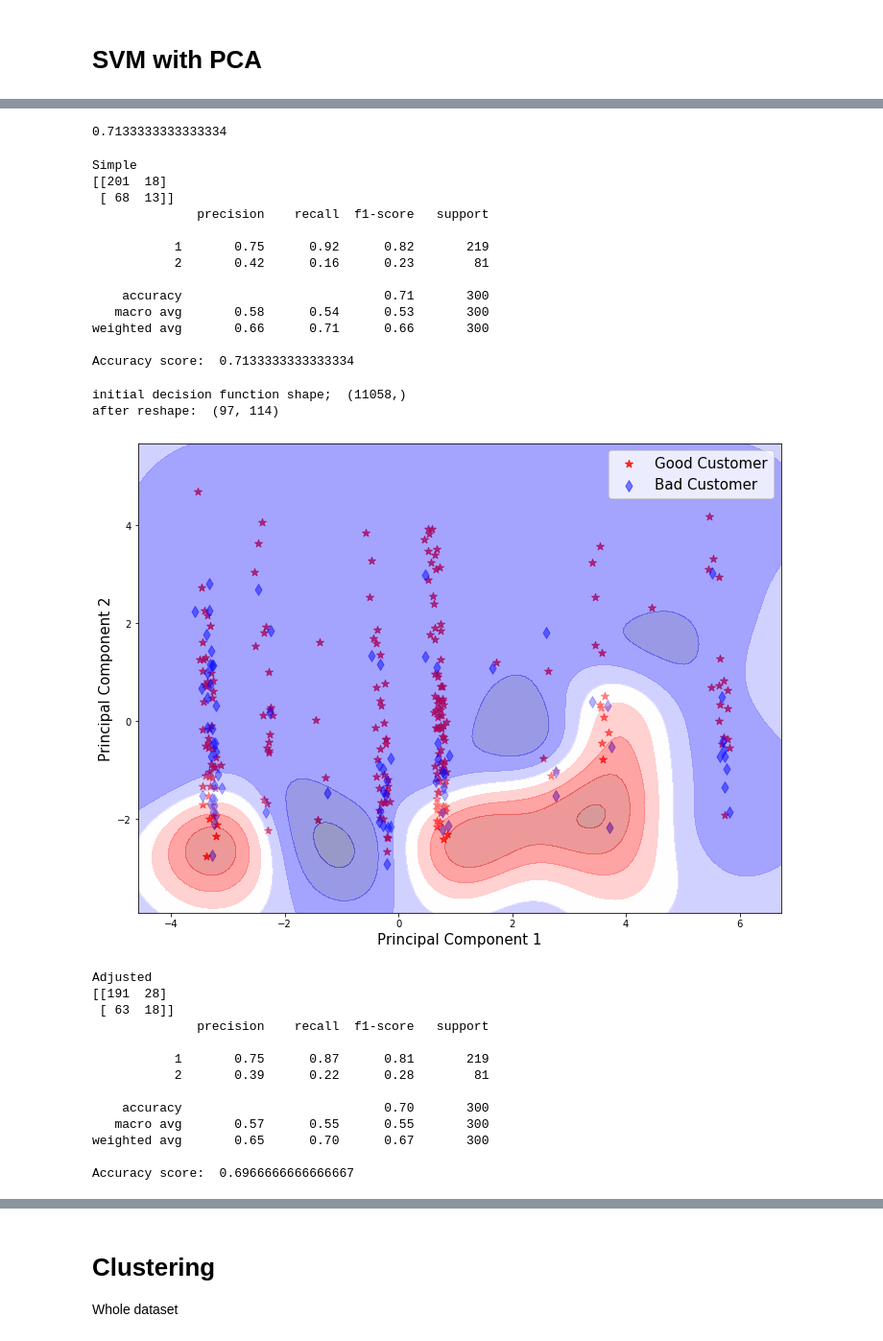
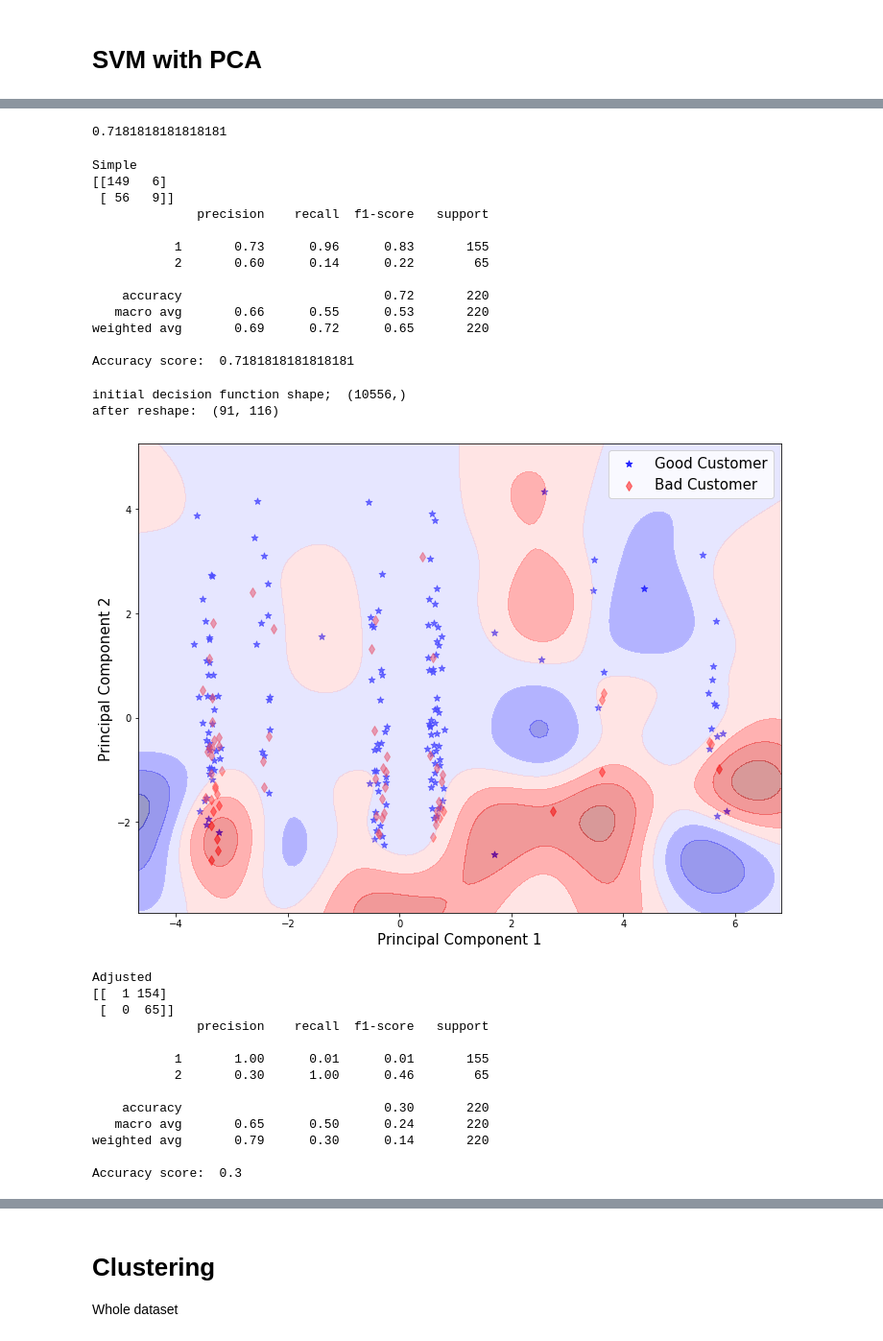
Before and after one commit to kevinhartyanyi/introduction-to-data-science, a Jupyter notebook: assignment/Assignment.ipynb, the cells around one changed output, grey strips where cells are left out. Shown at 96% size. Saved outputs shown, nothing was run; the diff lists cells and outputs as text; code cells hidden in the pictures.

```diff
--- a/assignment/Assignment.ipynb
+++ b/assignment/Assignment.ipynb
@@ -150,6 +145,6 @@ from sklearn.model_selection import train_test_split
 # %%
 X = df_encoded.drop('Y',axis=1)
 y = df_encoded['Y']
-X_train, X_test, y_train, y_test = train_test_split(X, y, test_size=0.3)
+X_train, X_test, y_train, y_test = train_test_split(X, y, test_size=0.22, random_state=0)
 # %%
 from sklearn.svm import SVC
@@ -224,10 +219,10 @@ def conf_matrix(m):
 param_grid = {'C': [0.001,0.01, 0.1, 0.5, 1, 10, 100], 'gamma': ['auto', 'scale']}
 # %%
 from sklearn.metrics import recall_score, make_scorer
-custom_scorer = make_scorer(recall_score, greater_is_better=True,  pos_label=2, average = 'binary')
-n_model = SVC(probability=True)
-random_search = GridSearchCV(n_model, param_grid, n_jobs=-1, verbose = 1, scoring=custom_scorer)
-random_search.fit(X_train, y_train)
+custom_scorer = make_scorer(recall_score,  pos_label=2)
+n_model = SVC(probability=True, random_state=0)
+grid_search = GridSearchCV(n_model, param_grid, n_jobs=-1, verbose = 1, scoring=custom_scorer)
+grid_search.fit(X_train, y_train)
 # %% [output]
 Fitting 5 folds for each of 14 candidates, totalling 70 fits
 [Parallel(n_jobs=-1)]: Using backend LokyBackend with 6 concurrent workers.
@@ -366,25 +356,25 @@ GridSearchCV(estimator=SVC(probability=True), n_jobs=-1,
 # %%
 grid_search.score(X_test_pca, y_test)
 # %% [output]
-0.7133333333333334
+0.7181818181818181
 # %%
 pred_original = grid_search.predict(X_test_pca)
 print("Simple")
 report(y_test, pred_original)
 # %% [output]
 Simple
-[[201  18]
- [ 68  13]]
+[[149   6]
+ [ 56   9]]
               precision    recall  f1-score   support
 
-           1       0.75      0.92      0.82       219
-           2       0.42      0.16      0.23        81
+           1       0.73      0.96      0.83       155
+           2       0.60      0.14      0.22        65
 
-    accuracy                           0.71       300
-   macro avg       0.58      0.54      0.53       300
-weighted avg       0.66      0.71      0.66       300
+    accuracy                           0.72       220
+   macro avg       0.66      0.55      0.53       220
+weighted avg       0.69      0.72      0.65       220
 
-Accuracy score:  0.7133333333333334
+Accuracy score:  0.7181818181818181
 # %%
 model_pca = grid_search.best_estimator_
 # %%
@@ -393,65 +383,63 @@ def plot_svm_pca(model):
         Z = clf.decision_function(np.c_[xx.ravel(), yy.ravel()])
         print ('initial decision function shape; ', np.shape(Z))
         Z = Z.reshape(xx.shape)
         print ('after reshape: ', np.shape(Z))
         out = ax.contourf(xx, yy, Z, **params)
         return out
 
     def make_meshgrid(x, y, h=.1):
         x_min, x_max = x.min() - 1, x.max() + 1
         y_min, y_max = y.min() - 1, y.max() + 1
         xx, yy = np.meshgrid(np.arange(x_min, x_max, h),
-                             np.arange(y_min, y_max, h))#,
-                             #np.arange(z_min, z_max, h))
+                             np.arange(y_min, y_max, h))
         return xx, yy
 
     X0, X1 = X_test_pca[:, 0], X_test_pca[:, 1]
     xx, yy = make_meshgrid(X0, X1)
 
     fig, ax = plt.subplots(figsize=(12,9))
     fig.patch.set_facecolor('white')
-    cdict1={1:'r',2:'b'}
+    colors={1:'b', 2:'r'}
 
     Y_tar_list = y_test.tolist()
-    yl1= [int(target1) for target1 in Y_tar_list]
-    labels1=yl1
+    yl= [int(target1) for target1 in Y_tar_list]
+    labels=yl
 
-    labl1={1:'Good Customer',2:'Bad Customer'}
-    marker1={1:'*',2:'d'}
-    alpha1={1:.8, 2:0.5}
+    labl={1:'Good Customer',2:'Bad Customer'}
+    marker={1:'*',2:'d'}
+    alpha={1:.8, 2:0.5}
 
-    for l1 in np.unique(labels1):
-        ix1=np.where(labels1==l1)
-        ax.scatter(X0[ix1],X1[ix1], c=cdict1[l1],label=labl1[l1],s=70,marker=marker1[l1],alpha=alpha1[l1])
+    for l in np.unique(labels):
+        ix = np.where(labels==l)
+        ax.scatter(X0[ix],X1[ix], c=colors[l], label=labl[l], s=50,marker=marker[l], alpha=alpha[l])
 
-    plot_contours(ax, model, xx, yy,cmap='seismic', alpha=0.4)
+    plot_contours(ax, model, xx, yy, cmap='seismic', alpha=0.4)
     plt.legend(fontsize=15)
 
     plt.xlabel("Principal Component 1",fontsize=15)
     plt.ylabel("Principal Component 2",fontsize=15)
 
-    #plt.savefig('ClassifyMalignant_Benign2D_Decs_FunctG10.png', dpi=300)
 plot_svm_pca(model_pca)
 # %% [output]
-initial decision function shape;  (11058,)
-after reshape:  (97, 114)
+initial decision function shape;  (10556,)
+after reshape:  (91, 116)
-[figure, old version]
+[figure, new version]
 # %%
 y_scores = model_pca.predict_proba(X_test_pca)[:, 0]
-pred_adjusted = adjus_classes(y_scores, 0.6)
+pred_adjusted = adjus_classes(y_scores, 0.8)
 print("Adjusted")
 report(y_test, pred_adjusted)
 # %% [output]
 Adjusted
-[[191  28]
- [ 63  18]]
+[[  1 154]
+ [  0  65]]
               precision    recall  f1-score   support
 
-           1       0.75      0.87      0.81       219
-           2       0.39      0.22      0.28        81
+           1       1.00      0.01      0.01       155
+           2       0.30      1.00      0.46        65
 
-    accuracy                           0.70       300
-   macro avg       0.57      0.55      0.55       300
-weighted avg       0.65      0.70      0.67       300
+    accuracy                           0.30       220
+   macro avg       0.65      0.50      0.24       220
+weighted avg       0.79      0.30      0.14       220
 
-Accuracy score:  0.6966666666666667
+Accuracy score:  0.3
```
Also changed, not shown: parts of 53 cells of this notebook.
